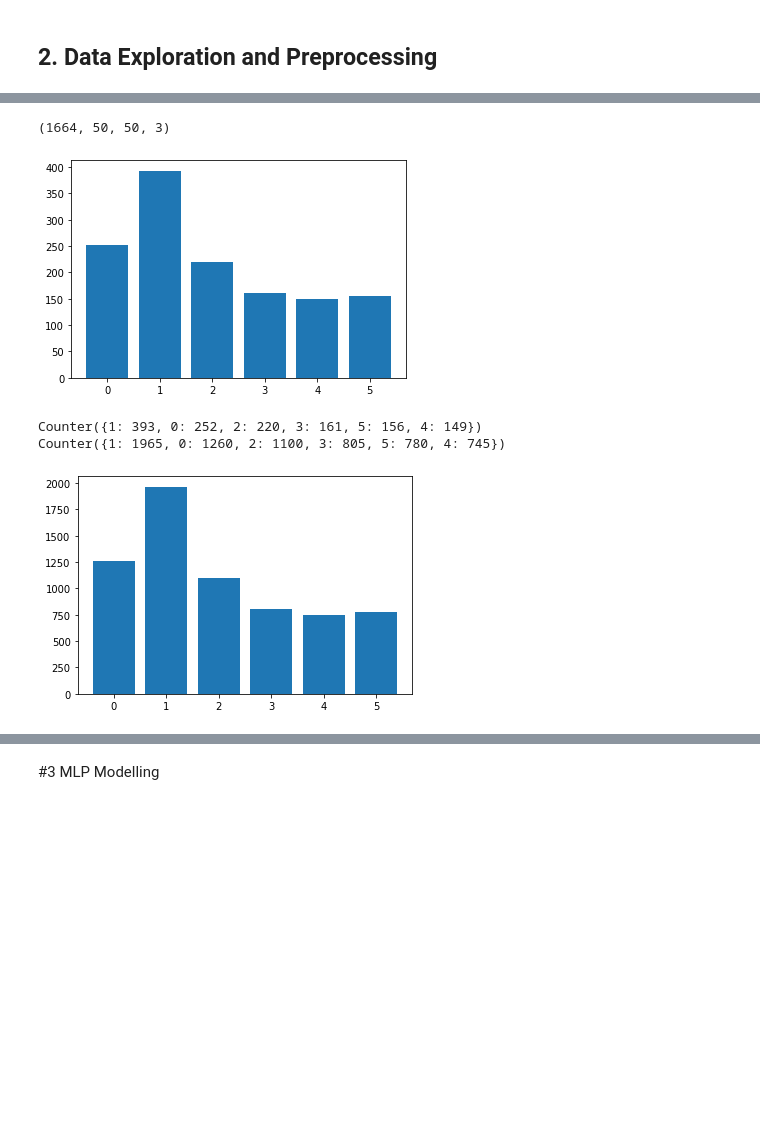
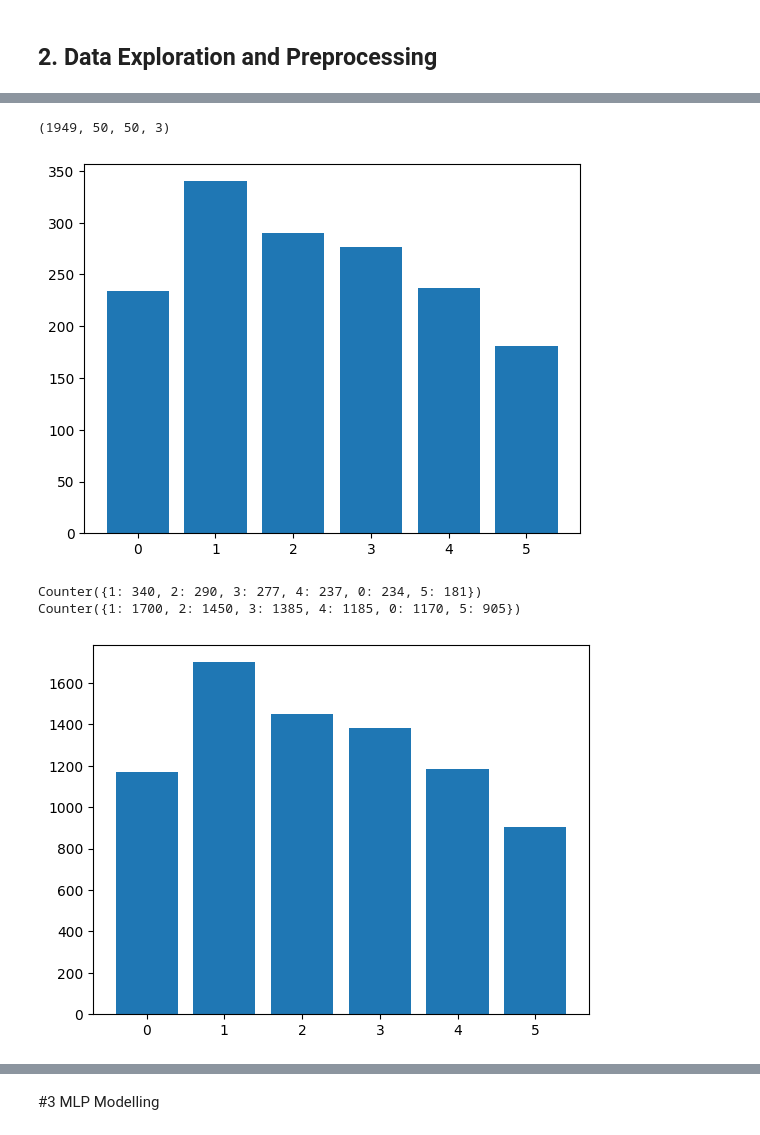
Before and after one commit to simasuiyuan/CS5242, a Jupyter notebook: Project.ipynb, the cells around one changed output, grey strips where cells are left out. Drawn from its saved outputs; the diff is of its cells as text; code cells hidden in the pictures; blank space fills up the shorter version.

```diff
--- a/Project.ipynb
+++ b/Project.ipynb
@@ -86,8 +116,8 @@ tagging_df = pd.DataFrame(filenames_rows, columns=['Image File', 'New Image Name
 # %%
 # Rename files with shuffled names
 # print(os.getcwd())
-# !mkdir -p dataset
-# for idx, row in tagging_df.iterrows():
-#     rename(f'temp_dataset/{row["Image File"]}', f'dataset/{row["New Image Name"]}')
+!mkdir -p dataset
+for idx, row in tagging_df.iterrows():
+    rename(f'temp_dataset/{row["Image File"]}', f'dataset/{row["New Image Name"]}')
 # %%
 tagging_df.head()
@@ -229,13 +266,15 @@ labels.shape
 X, y = load_images(labels)
 np.array(X).shape
 # %% [output]
-(1664, 50, 50, 3)
+(1949, 50, 50, 3)
 # %%
-X_train, X_test, y_train, y_test = train_test_split(X, y, test_size = 0.2, random_state = 12, stratify=y)
+X_train, X_test, y_train_df, y_test_df = train_test_split(X, labels, test_size = 0.2, random_state = 12, stratify=y)
+y_train = y_train_df.label.values
+y_test = y_test_df.label.values
 X_train, y_train = augment_data_no_dist_balance(X_train, y_train)
 # %% [output]
-[figure, old version]
+[figure, new version]
-Counter({1: 393, 0: 252, 2: 220, 3: 161, 5: 156, 4: 149})
-Counter({1: 1965, 0: 1260, 2: 1100, 3: 805, 5: 780, 4: 745})
+Counter({1: 340, 2: 290, 3: 277, 4: 237, 0: 234, 5: 181})
+Counter({1: 1700, 2: 1450, 3: 1385, 4: 1185, 0: 1170, 5: 905})
-[figure, old version]
+[figure, new version]
 # %%
```
Also changed, not shown: parts of 12 cells of this notebook, 5 other files.
